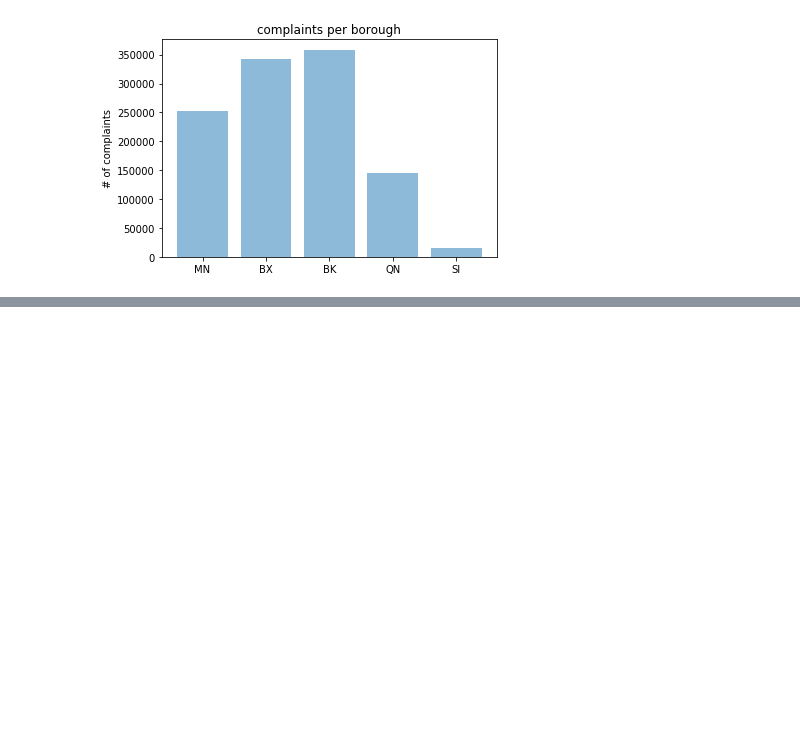
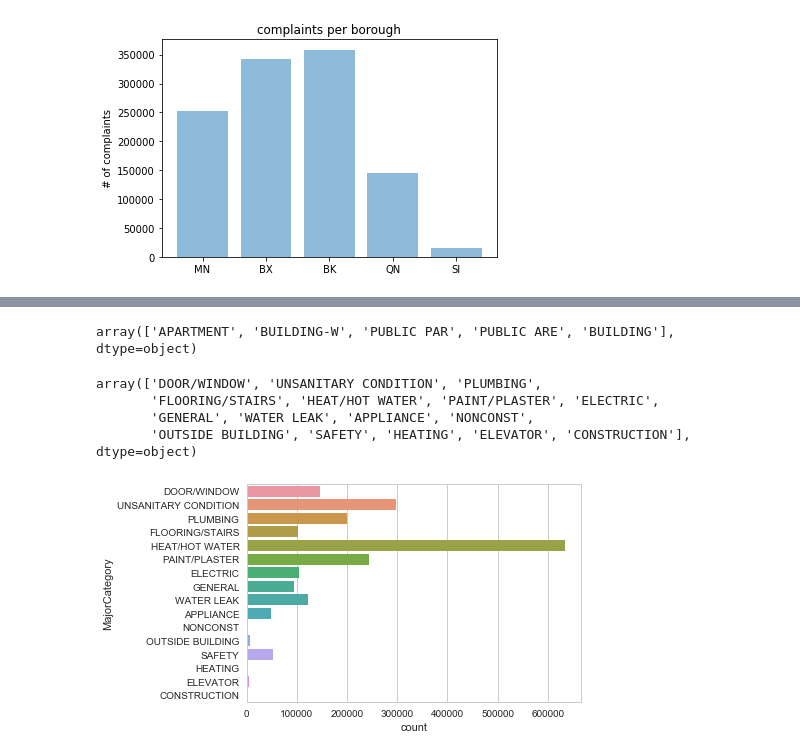
Before and after one commit to avigailvantu/housing_complaints-, a Jupyter notebook: HPD_compliants_problems.ipynb, the cells around one changed output, grey strips where cells are left out. Saved outputs shown, nothing was run; the diff lists cells and outputs as text; code cells hidden in the pictures; blank space fills up the shorter version.

```diff
--- a/HPD_compliants_problems.ipynb
+++ b/HPD_compliants_problems.ipynb
@@ -5,6 +5,11 @@ import geopandas as gpd
 import matplotlib.pyplot as plt
 import matplotlib.pyplot as plt
 
+import matplotlib.pyplot as plt
+plt.rc("font", size=14)
+from sklearn.linear_model import LogisticRegression
+from sklearn.cross_validation import train_test_split
+
 %pylab inline
 %matplotlib inline
 # %% [output]
@@ -110,0 +170,21 @@ bbl
+# %%
+prob.UnitType.unique()
+# %% [output]
+array(['APARTMENT', 'BUILDING-W', 'PUBLIC PAR', 'PUBLIC ARE', 'BUILDING'], dtype=object)
+# %%
+prob.MajorCategory.unique()
+# %% [output]
+array(['DOOR/WINDOW', 'UNSANITARY CONDITION', 'PLUMBING',
+       'FLOORING/STAIRS', 'HEAT/HOT WATER', 'PAINT/PLASTER', 'ELECTRIC',
+       'GENERAL', 'WATER LEAK', 'APPLIANCE', 'NONCONST',
+       'OUTSIDE BUILDING', 'SAFETY', 'HEATING', 'ELEVATOR', 'CONSTRUCTION'], dtype=object)
+# %%
+#visualizing probplems by catagory
+import seaborn as sns
+sns.set(style="white")
+sns.set(style="whitegrid", color_codes=True)
+
+sns.countplot(y="MajorCategory", data=prob)
+plt.show()
+# %% [output]
+[figure, added]
```
Also changed, not shown: parts of 28 cells of this notebook.
